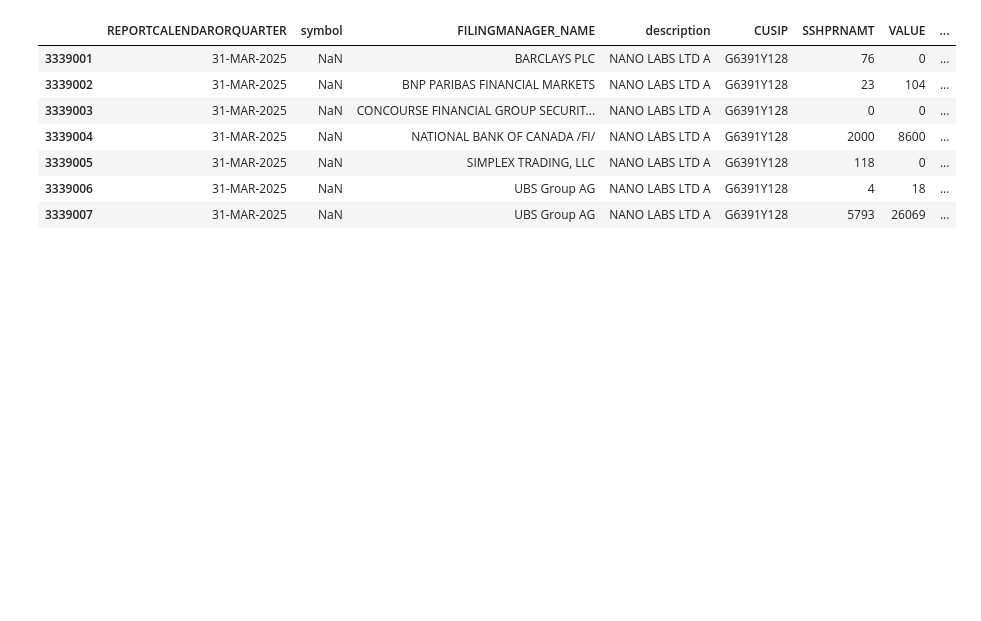
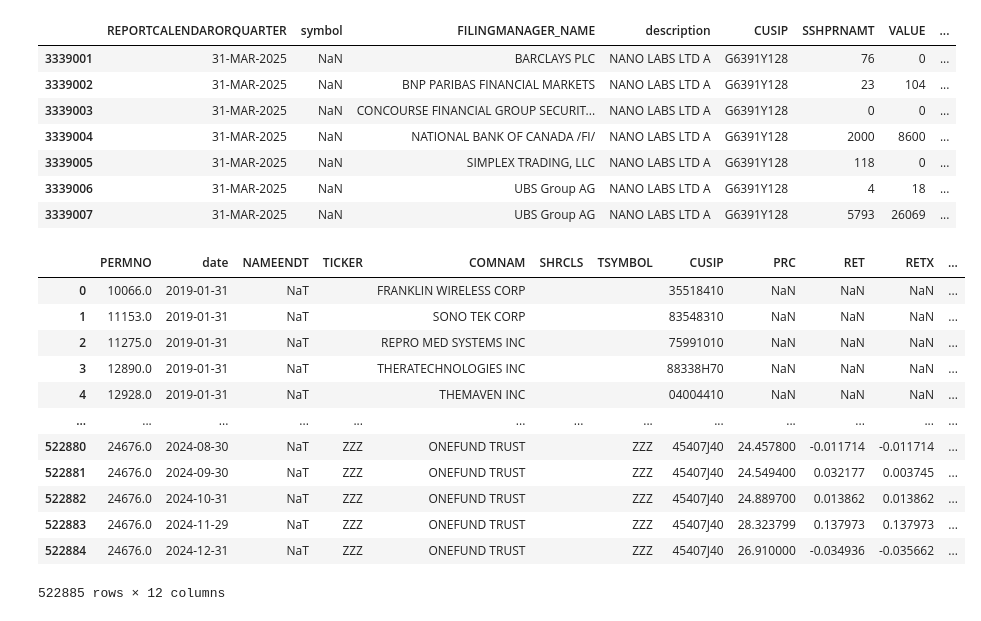
Before and after one commit to uddhavkalra/Stocks-Responsiveness, a Jupyter notebook: Initial_stuff.ipynb, the cells around one changed output. Saved outputs shown, nothing was run; the diff lists cells and outputs as text; code cells hidden in the pictures; blank space fills up the shorter version.

Commit message:
Added stock data and found tickers not common

```diff
--- a/Initial_stuff.ipynb
+++ b/Initial_stuff.ipynb
@@ -559,3 +559,21 @@ df[df.isna().any(axis=1)]
 | 3339005 | 31-MAR-2025 | NaN | SIMPLEX TRADING, LLC | NANO LABS LTD A | G6391Y128 | 118 | 0 | ... |
 | 3339006 | 31-MAR-2025 | NaN | UBS Group AG | NANO LABS LTD A | G6391Y128 | 4 | 18 | ... |
 | 3339007 | 31-MAR-2025 | NaN | UBS Group AG | NANO LABS LTD A | G6391Y128 | 5793 | 26069 | ... |
+# %%
+stock_data = pd.read_stata("Data/monthly_stock.dta")
+stock_data = stock_data.sort_values(by=['TICKER', 'date']).reset_index(drop=True)
+stock_data
+# %% [output]
+|  | PERMNO | date | NAMEENDT | TICKER | COMNAM | SHRCLS | TSYMBOL | CUSIP | PRC | RET | RETX | ... |
+| 0 | 10066.0 | 2019-01-31 | NaT |  | FRANKLIN WIRELESS CORP |  |  | 35518410 | NaN | NaN | NaN | ... |
+| 1 | 11153.0 | 2019-01-31 | NaT |  | SONO TEK CORP |  |  | 83548310 | NaN | NaN | NaN | ... |
+| 2 | 11275.0 | 2019-01-31 | NaT |  | REPRO MED SYSTEMS INC |  |  | 75991010 | NaN | NaN | NaN | ... |
+| 3 | 12890.0 | 2019-01-31 | NaT |  | THERATECHNOLOGIES INC |  |  | 88338H70 | NaN | NaN | NaN | ... |
+| 4 | 12928.0 | 2019-01-31 | NaT |  | THEMAVEN INC |  |  | 04004410 | NaN | NaN | NaN | ... |
+| ... | ... | ... | ... | ... | ... | ... | ... | ... | ... | ... | ... | ... |
+| 522880 | 24676.0 | 2024-08-30 | NaT | ZZZ | ONEFUND TRUST |  | ZZZ | 45407J40 | 24.457800 | -0.011714 | -0.011714 | ... |
+| 522881 | 24676.0 | 2024-09-30 | NaT | ZZZ | ONEFUND TRUST |  | ZZZ | 45407J40 | 24.549400 | 0.032177 | 0.003745 | ... |
+| 522882 | 24676.0 | 2024-10-31 | NaT | ZZZ | ONEFUND TRUST |  | ZZZ | 45407J40 | 24.889700 | 0.013862 | 0.013862 | ... |
+| 522883 | 24676.0 | 2024-11-29 | NaT | ZZZ | ONEFUND TRUST |  | ZZZ | 45407J40 | 28.323799 | 0.137973 | 0.137973 | ... |
+| 522884 | 24676.0 | 2024-12-31 | NaT | ZZZ | ONEFUND TRUST |  | ZZZ | 45407J40 | 26.910000 | -0.034936 | -0.035662 | ... |
+522885 rows × 12 columns
```
Also changed, not shown: parts of 4 cells of this notebook, 2 other files.
